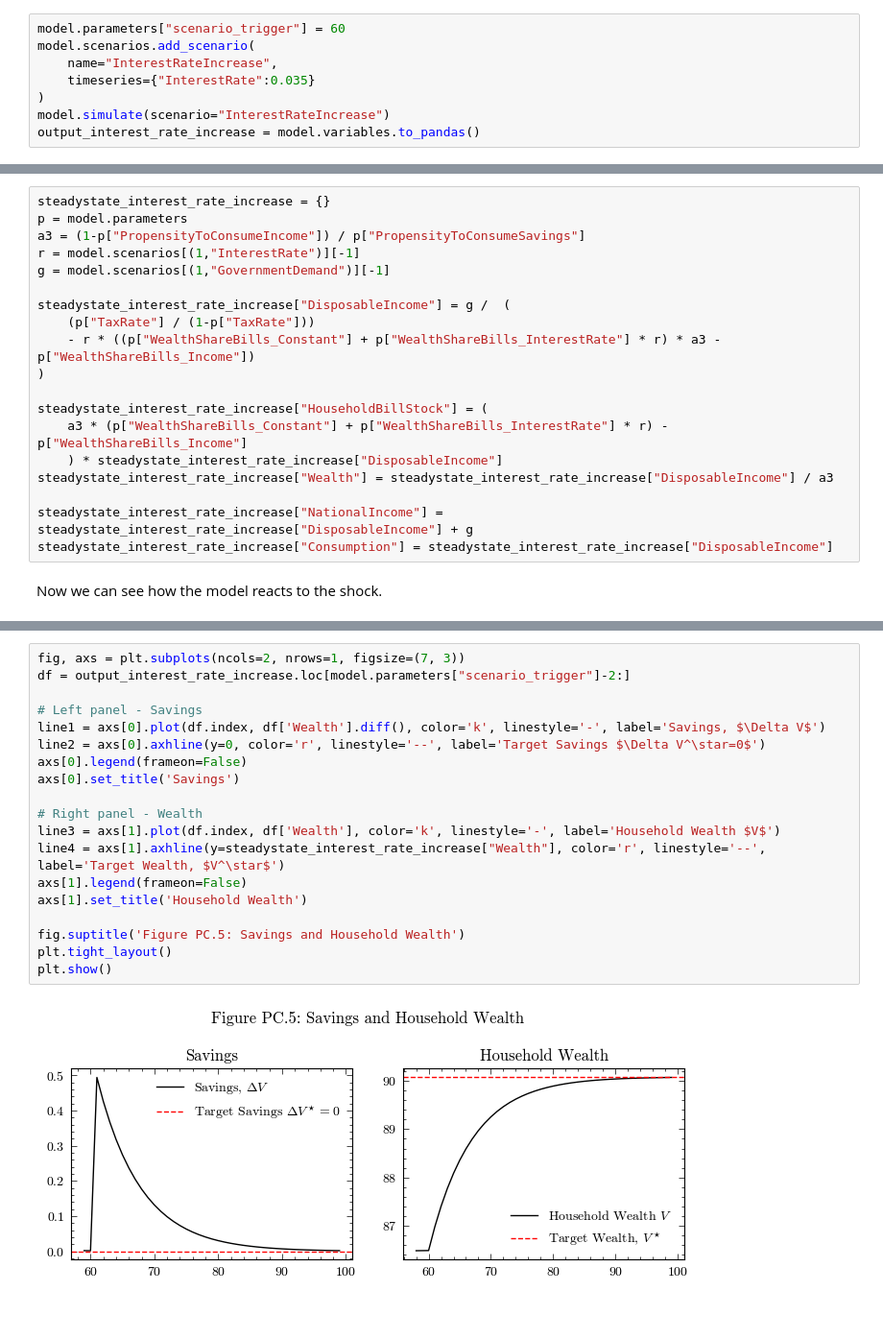
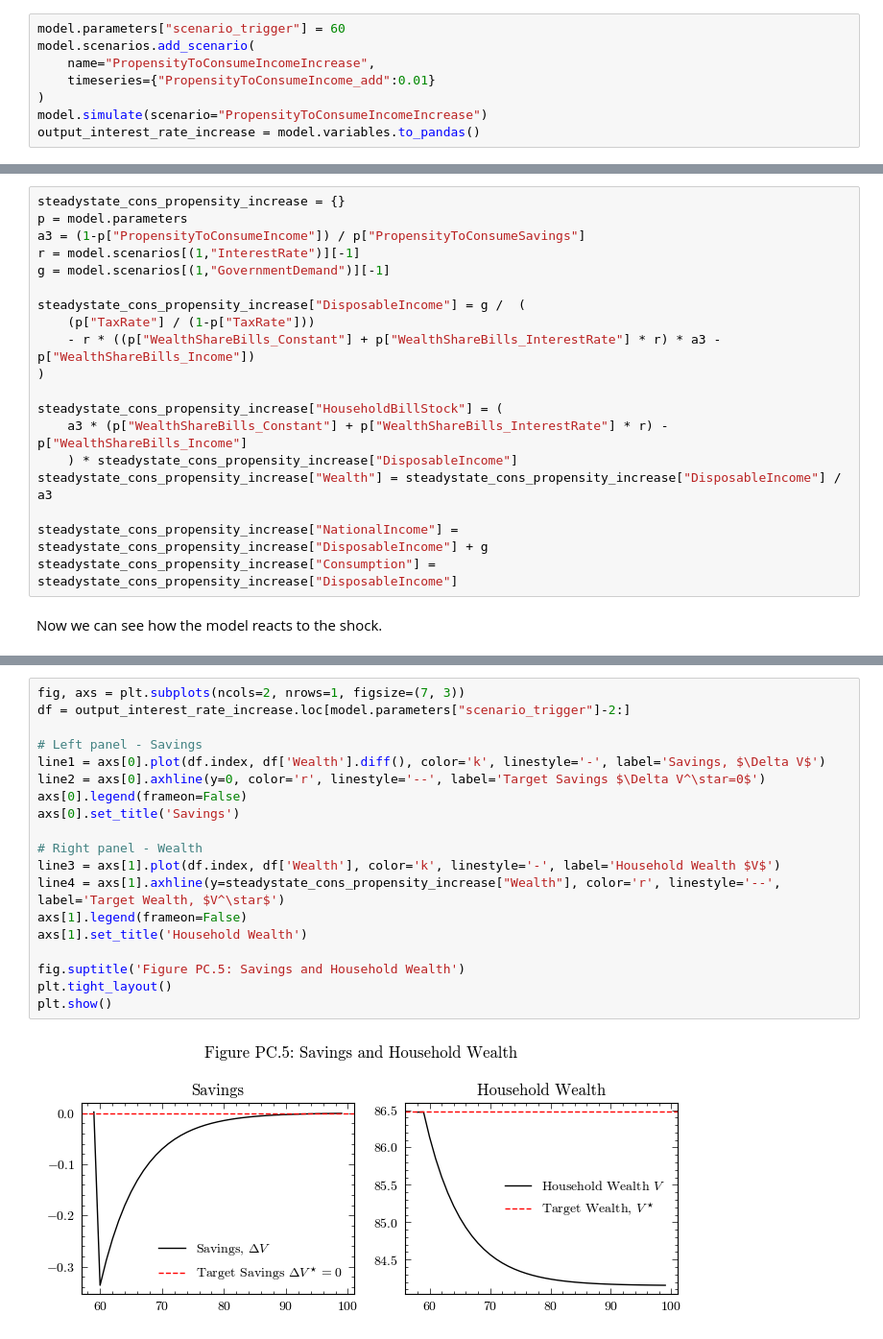
Before and after one commit to KarlNaumann/MacroStat, a Jupyter notebook: docs/models/GL06/GL06PC.ipynb, the cells around one changed output, grey strips where cells are left out. Shown: that part at 96% size. Cells and saved outputs as stored; diff of their text form.

```diff
--- a/docs/models/GL06/GL06PC.ipynb
+++ b/docs/models/GL06/GL06PC.ipynb
@@ -333,10 +333,10 @@ This kind of scenario can easily be implemented in the `MacroStat` version by ad
 # %%
 model.parameters["scenario_trigger"] = 60
 model.scenarios.add_scenario(
-    name="InterestRateIncrease",
-    timeseries={"InterestRate":0.035}
+    name="PropensityToConsumeIncomeIncrease",
+    timeseries={"PropensityToConsumeIncome_add":0.01}
 )
-model.simulate(scenario="InterestRateIncrease")
+model.simulate(scenario="PropensityToConsumeIncomeIncrease")
 output_interest_rate_increase = model.variables.to_pandas()
 # %% [output]
 INFO:root:Starting simulation. Scenario: 1
@@ -345,22 +345,22 @@ We then need to compute the new steady state values for the variables, but with
 # %%
-steadystate_interest_rate_increase = {}
+steadystate_cons_propensity_increase = {}
 p = model.parameters
 a3 = (1-p["PropensityToConsumeIncome"]) / p["PropensityToConsumeSavings"]
 r = model.scenarios[(1,"InterestRate")][-1]
 g = model.scenarios[(1,"GovernmentDemand")][-1]
 
-steadystate_interest_rate_increase["DisposableIncome"] = g /  (
+steadystate_cons_propensity_increase["DisposableIncome"] = g /  (
     (p["TaxRate"] / (1-p["TaxRate"]))
     - r * ((p["WealthShareBills_Constant"] + p["WealthShareBills_InterestRate"] * r) * a3 - p["WealthShareBills_Income"])
 )
 
-steadystate_interest_rate_increase["HouseholdBillStock"] = (
+steadystate_cons_propensity_increase["HouseholdBillStock"] = (
     a3 * (p["WealthShareBills_Constant"] + p["WealthShareBills_InterestRate"] * r) - p["WealthShareBills_Income"]
-    ) * steadystate_interest_rate_increase["DisposableIncome"]
-steadystate_interest_rate_increase["Wealth"] = steadystate_interest_rate_increase["DisposableIncome"] / a3
+    ) * steadystate_cons_propensity_increase["DisposableIncome"]
+steadystate_cons_propensity_increase["Wealth"] = steadystate_cons_propensity_increase["DisposableIncome"] / a3
 
-steadystate_interest_rate_increase["NationalIncome"] = steadystate_interest_rate_increase["DisposableIncome"] + g
-steadystate_interest_rate_increase["Consumption"] = steadystate_interest_rate_increase["DisposableIncome"]
+steadystate_cons_propensity_increase["NationalIncome"] = steadystate_cons_propensity_increase["DisposableIncome"] + g
+steadystate_cons_propensity_increase["Consumption"] = steadystate_cons_propensity_increase["DisposableIncome"]
 # %% [markdown]
 Now we can see how the model reacts to the shock.
 # %%
@@ -383,23 +383,23 @@ plt.show()
 # %%
 fig, axs = plt.subplots(ncols=2, nrows=1, figsize=(7, 3))
 df = output_interest_rate_increase.loc[model.parameters["scenario_trigger"]-2:]
 
 # Left panel - Savings
 line1 = axs[0].plot(df.index, df['Wealth'].diff(), color='k', linestyle='-', label='Savings, $\Delta V$')
 line2 = axs[0].axhline(y=0, color='r', linestyle='--', label='Target Savings $\Delta V^\star=0$')
 axs[0].legend(frameon=False)
 axs[0].set_title('Savings')
 
 # Right panel - Wealth
 line3 = axs[1].plot(df.index, df['Wealth'], color='k', linestyle='-', label='Household Wealth $V$')
-line4 = axs[1].axhline(y=steadystate_interest_rate_increase["Wealth"], color='r', linestyle='--', label='Target Wealth, $V^\star$')
+line4 = axs[1].axhline(y=steadystate_cons_propensity_increase["Wealth"], color='r', linestyle='--', label='Target Wealth, $V^\star$')
 axs[1].legend(frameon=False)
 axs[1].set_title('Household Wealth')
 
 fig.suptitle('Figure PC.5: Savings and Household Wealth')
 plt.tight_layout()
 plt.show()
 # %% [output]
-[figure, old version]
+[figure, new version]
 # %%
 fig, axs = plt.subplots(ncols=2, nrows=1, figsize=(7, 3))
```
Also changed, not shown: parts of 8 cells of this notebook, 9 other files.
